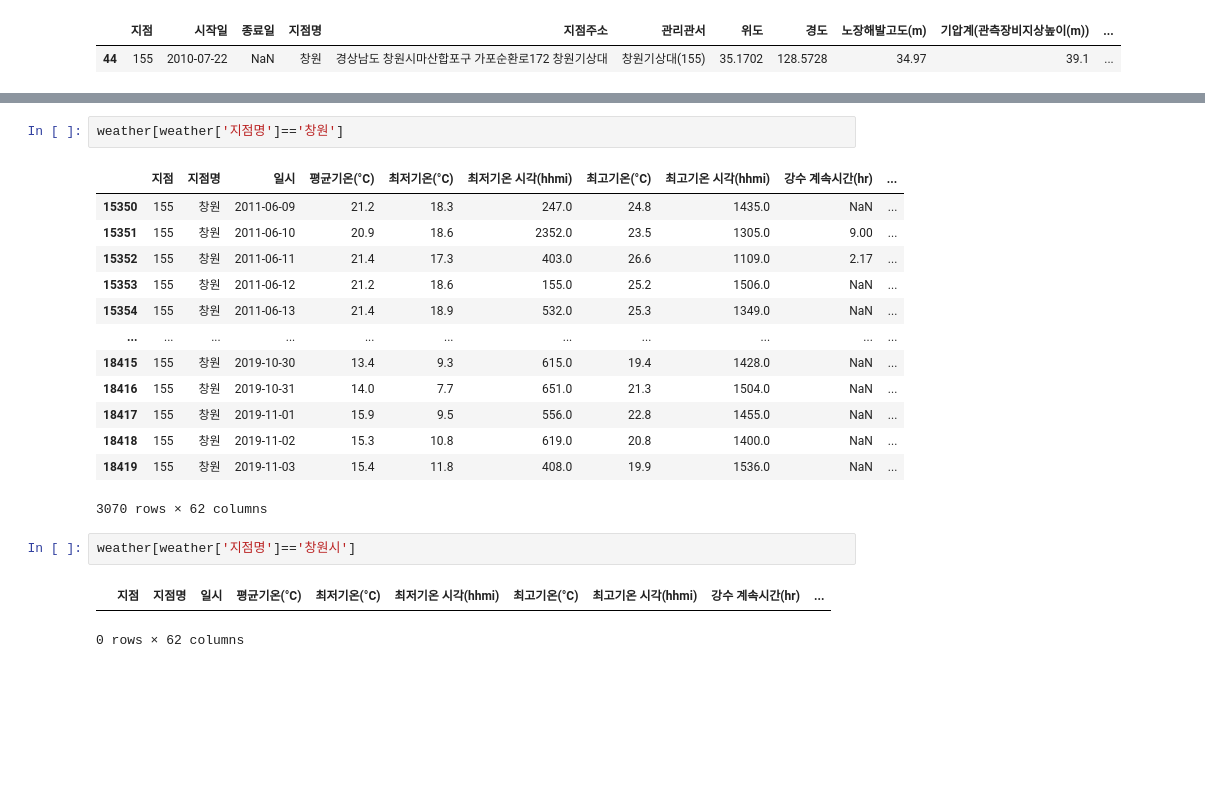
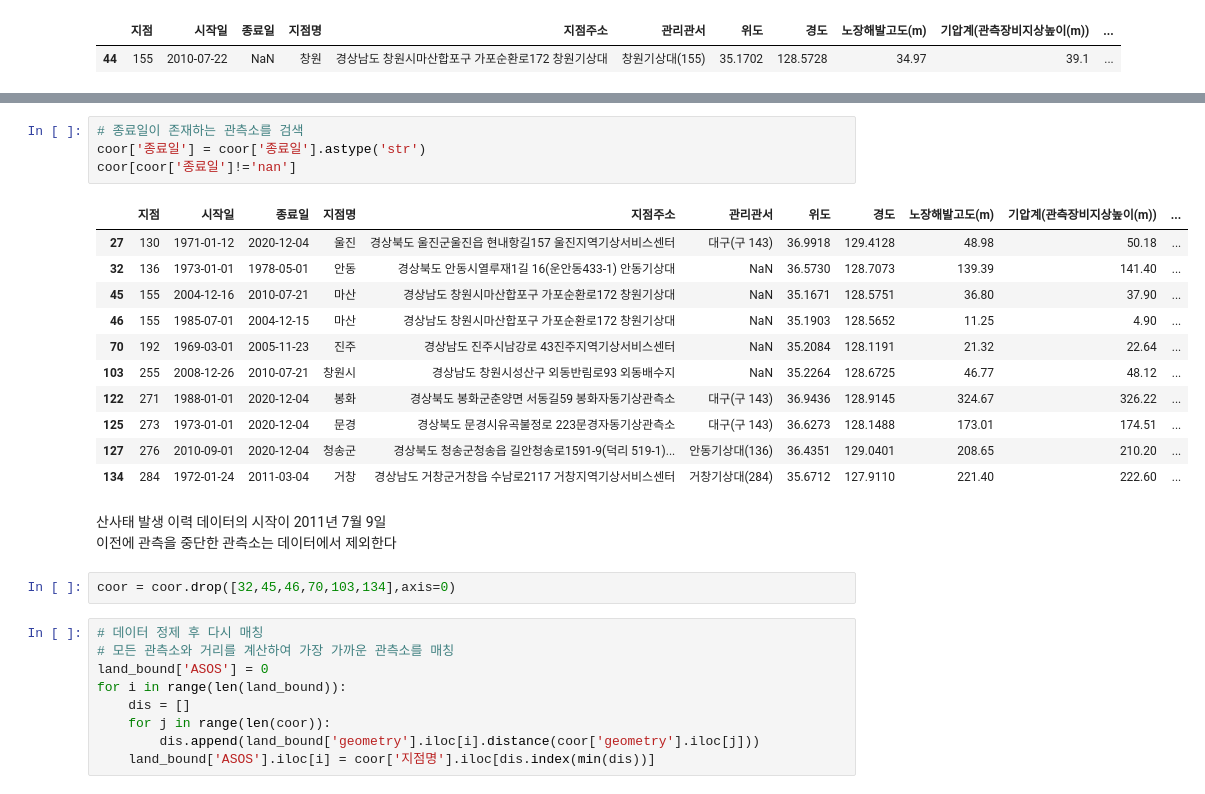
Before and after one commit to Deep-Environment/weather_bigcon_2021, a Jupyter notebook: src/ASOS관측소와 산사태 발생지역 매칭.ipynb, the cells around one changed output, grey strips where cells are left out. Cells and saved outputs as stored; diff of their text form; blank space fills up the shorter version.

Commit message:
메타데이터 정제 후 ASOS관측소와 산사태 발생지역의 거리를 계산하여 매칭

```diff
--- a/src/ASOS관측소와 산사태 발생지역 매칭.ipynb
+++ b/src/ASOS관측소와 산사태 발생지역 매칭.ipynb
@@ -186,21 +170,30 @@ land_bound
-# %%
-weather[weather['지점명']=='창원']
-# %% [output]
-|  | 지점 | 지점명 | 일시 | 평균기온(°C) | 최저기온(°C) | 최저기온 시각(hhmi) | 최고기온(°C) | 최고기온 시각(hhmi) | 강수 계속시간(hr) | ... |
-| 15350 | 155 | 창원 | 2011-06-09 | 21.2 | 18.3 | 247.0 | 24.8 | 1435.0 | NaN | ... |
-| 15351 | 155 | 창원 | 2011-06-10 | 20.9 | 18.6 | 2352.0 | 23.5 | 1305.0 | 9.00 | ... |
-| 15352 | 155 | 창원 | 2011-06-11 | 21.4 | 17.3 | 403.0 | 26.6 | 1109.0 | 2.17 | ... |
-| 15353 | 155 | 창원 | 2011-06-12 | 21.2 | 18.6 | 155.0 | 25.2 | 1506.0 | NaN | ... |
-| 15354 | 155 | 창원 | 2011-06-13 | 21.4 | 18.9 | 532.0 | 25.3 | 1349.0 | NaN | ... |
-| ... | ... | ... | ... | ... | ... | ... | ... | ... | ... | ... |
-| 18415 | 155 | 창원 | 2019-10-30 | 13.4 | 9.3 | 615.0 | 19.4 | 1428.0 | NaN | ... |
-| 18416 | 155 | 창원 | 2019-10-31 | 14.0 | 7.7 | 651.0 | 21.3 | 1504.0 | NaN | ... |
-| 18417 | 155 | 창원 | 2019-11-01 | 15.9 | 9.5 | 556.0 | 22.8 | 1455.0 | NaN | ... |
-| 18418 | 155 | 창원 | 2019-11-02 | 15.3 | 10.8 | 619.0 | 20.8 | 1400.0 | NaN | ... |
-| 18419 | 155 | 창원 | 2019-11-03 | 15.4 | 11.8 | 408.0 | 19.9 | 1536.0 | NaN | ... |
-3070 rows × 62 columns
-# %%
-weather[weather['지점명']=='창원시']
-# %% [output]
-|  | 지점 | 지점명 | 일시 | 평균기온(°C) | 최저기온(°C) | 최저기온 시각(hhmi) | 최고기온(°C) | 최고기온 시각(hhmi) | 강수 계속시간(hr) | ... |
-0 rows × 62 columns
+# %%
+# 종료일이 존재하는 관측소를 검색
+coor['종료일'] = coor['종료일'].astype('str')
+coor[coor['종료일']!='nan']
+# %% [output]
+|  | 지점 | 시작일 | 종료일 | 지점명 | 지점주소 | 관리관서 | 위도 | 경도 | 노장해발고도(m) | 기압계(관측장비지상높이(m)) | ... |
+| 27 | 130 | 1971-01-12 | 2020-12-04 | 울진 | 경상북도 울진군울진읍 현내항길157 울진지역기상서비스센터 | 대구(구 143) | 36.9918 | 129.4128 | 48.98 | 50.18 | ... |
+| 32 | 136 | 1973-01-01 | 1978-05-01 | 안동 | 경상북도 안동시열루재1길 16(운안동433-1) 안동기상대 | NaN | 36.5730 | 128.7073 | 139.39 | 141.40 | ... |
+| 45 | 155 | 2004-12-16 | 2010-07-21 | 마산 | 경상남도 창원시마산합포구 가포순환로172 창원기상대 | NaN | 35.1671 | 128.5751 | 36.80 | 37.90 | ... |
+| 46 | 155 | 1985-07-01 | 2004-12-15 | 마산 | 경상남도 창원시마산합포구 가포순환로172 창원기상대 | NaN | 35.1903 | 128.5652 | 11.25 | 4.90 | ... |
+| 70 | 192 | 1969-03-01 | 2005-11-23 | 진주 | 경상남도 진주시남강로 43진주지역기상서비스센터 | NaN | 35.2084 | 128.1191 | 21.32 | 22.64 | ... |
+| 103 | 255 | 2008-12-26 | 2010-07-21 | 창원시 | 경상남도 창원시성산구 외동반림로93 외동배수지 | NaN | 35.2264 | 128.6725 | 46.77 | 48.12 | ... |
+| 122 | 271 | 1988-01-01 | 2020-12-04 | 봉화 | 경상북도 봉화군춘양면 서동길59 봉화자동기상관측소 | 대구(구 143) | 36.9436 | 128.9145 | 324.67 | 326.22 | ... |
+| 125 | 273 | 1973-01-01 | 2020-12-04 | 문경 | 경상북도 문경시유곡불정로 223문경자동기상관측소 | 대구(구 143) | 36.6273 | 128.1488 | 173.01 | 174.51 | ... |
+| 127 | 276 | 2010-09-01 | 2020-12-04 | 청송군 | 경상북도 청송군청송읍 길안청송로1591-9(덕리 519-1)... | 안동기상대(136) | 36.4351 | 129.0401 | 208.65 | 210.20 | ... |
+| 134 | 284 | 1972-01-24 | 2011-03-04 | 거창 | 경상남도 거창군거창읍 수남로2117 거창지역기상서비스센터 | 거창기상대(284) | 35.6712 | 127.9110 | 221.40 | 222.60 | ... |
+# %% [markdown]
+산사태 발생 이력 데이터의 시작이 2011년 7월 9일
+이전에 관측을 중단한 관측소는 데이터에서 제외한다
+# %%
+coor = coor.drop([32,45,46,70,103,134],axis=0)
+# %%
+# 데이터 정제 후 다시 매칭
+# 모든 관측소와 거리를 계산하여 가장 가까운 관측소를 매칭
+land_bound['ASOS'] = 0
+for i in range(len(land_bound)):
+    dis = []
+    for j in range(len(coor)):
+        dis.append(land_bound['geometry'].iloc[i].distance(coor['geometry'].iloc[j]))
+    land_bound['ASOS'].iloc[i] = coor['지점명'].iloc[dis.index(min(dis))]
```
Also changed, not shown: parts of 2 cells of this notebook.
